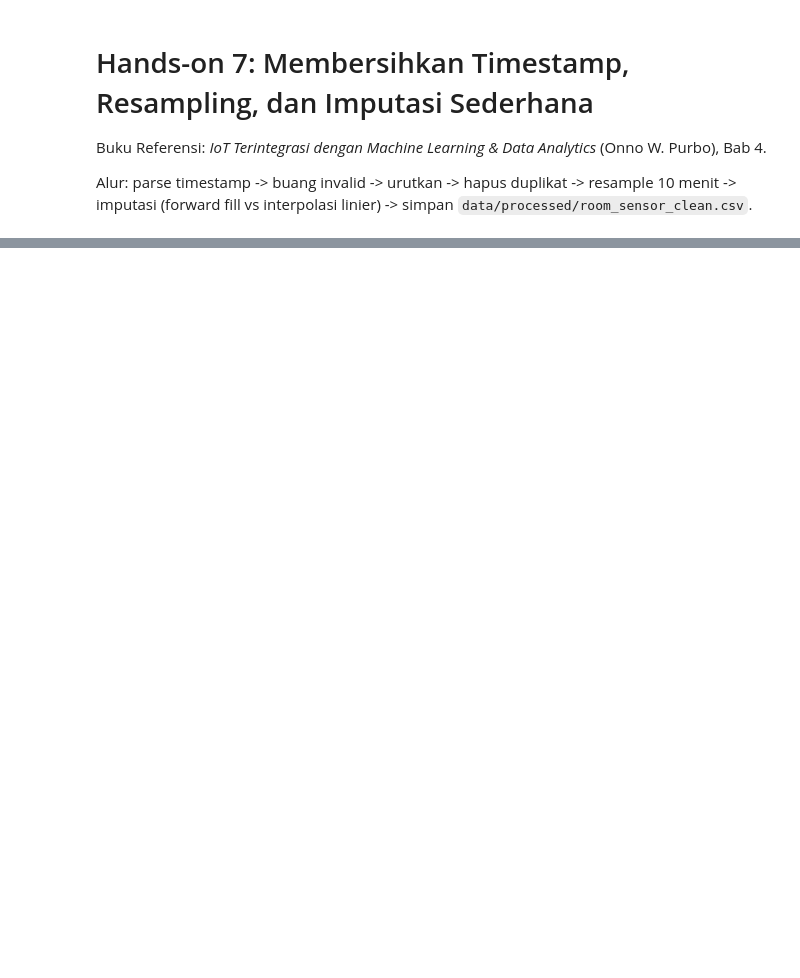
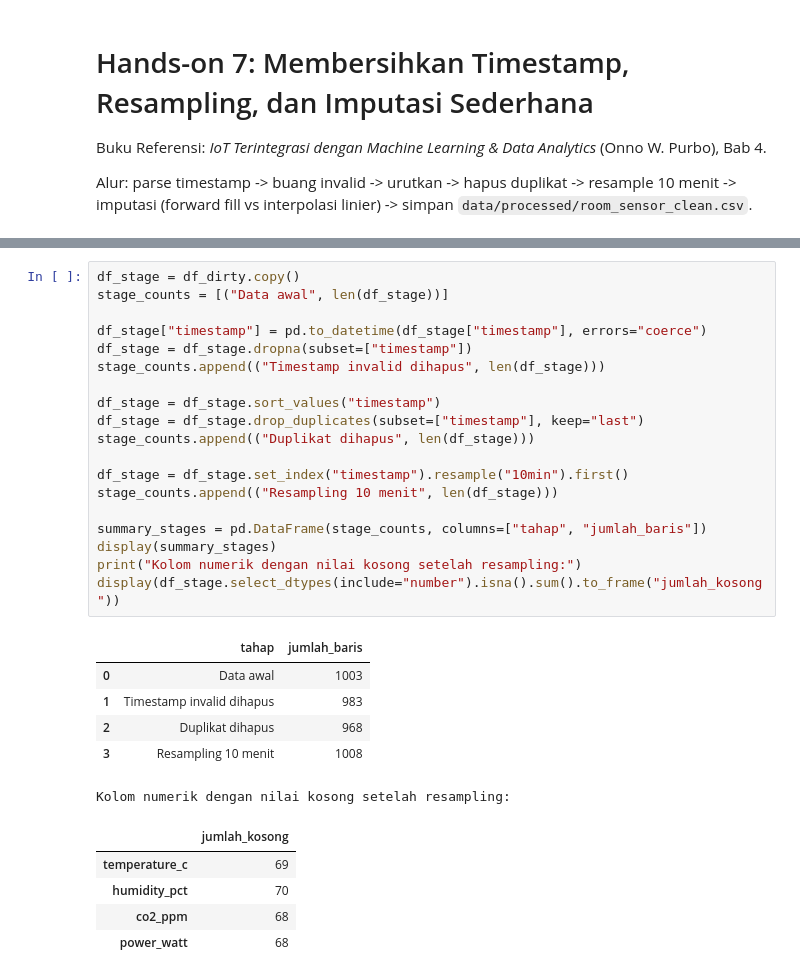
Before and after one commit to sulhanfuadi/iot-ml-book, a Jupyter notebook: notebooks/06_cleaning_resampling.ipynb, the cells around one changed output, grey strips where cells are left out. Drawn from its saved outputs; the diff is of its cells as text; blank space fills up the shorter version.

```diff
--- a/notebooks/06_cleaning_resampling.ipynb
+++ b/notebooks/06_cleaning_resampling.ipynb
@@ -63,0 +195,31 @@ Jumlah baris setelah clean timestamp: 968
+# %%
+df_stage = df_dirty.copy()
+stage_counts = [("Data awal", len(df_stage))]
+
+df_stage["timestamp"] = pd.to_datetime(df_stage["timestamp"], errors="coerce")
+df_stage = df_stage.dropna(subset=["timestamp"])
+stage_counts.append(("Timestamp invalid dihapus", len(df_stage)))
+
+df_stage = df_stage.sort_values("timestamp")
+df_stage = df_stage.drop_duplicates(subset=["timestamp"], keep="last")
+stage_counts.append(("Duplikat dihapus", len(df_stage)))
+
+df_stage = df_stage.set_index("timestamp").resample("10min").first()
+stage_counts.append(("Resampling 10 menit", len(df_stage)))
+
+summary_stages = pd.DataFrame(stage_counts, columns=["tahap", "jumlah_baris"])
+display(summary_stages)
+print("Kolom numerik dengan nilai kosong setelah resampling:")
+display(df_stage.select_dtypes(include="number").isna().sum().to_frame("jumlah_kosong"))
+# %% [output]
+|  | tahap | jumlah_baris |
+| 0 | Data awal | 1003 |
+| 1 | Timestamp invalid dihapus | 983 |
+| 2 | Duplikat dihapus | 968 |
+| 3 | Resampling 10 menit | 1008 |
+Kolom numerik dengan nilai kosong setelah resampling:
+|  | jumlah_kosong |
+| temperature_c | 69 |
+| humidity_pct | 70 |
+| co2_ppm | 68 |
+| power_watt | 68 |
```
Also changed, not shown: parts of 17 cells of this notebook, 2 other files.
